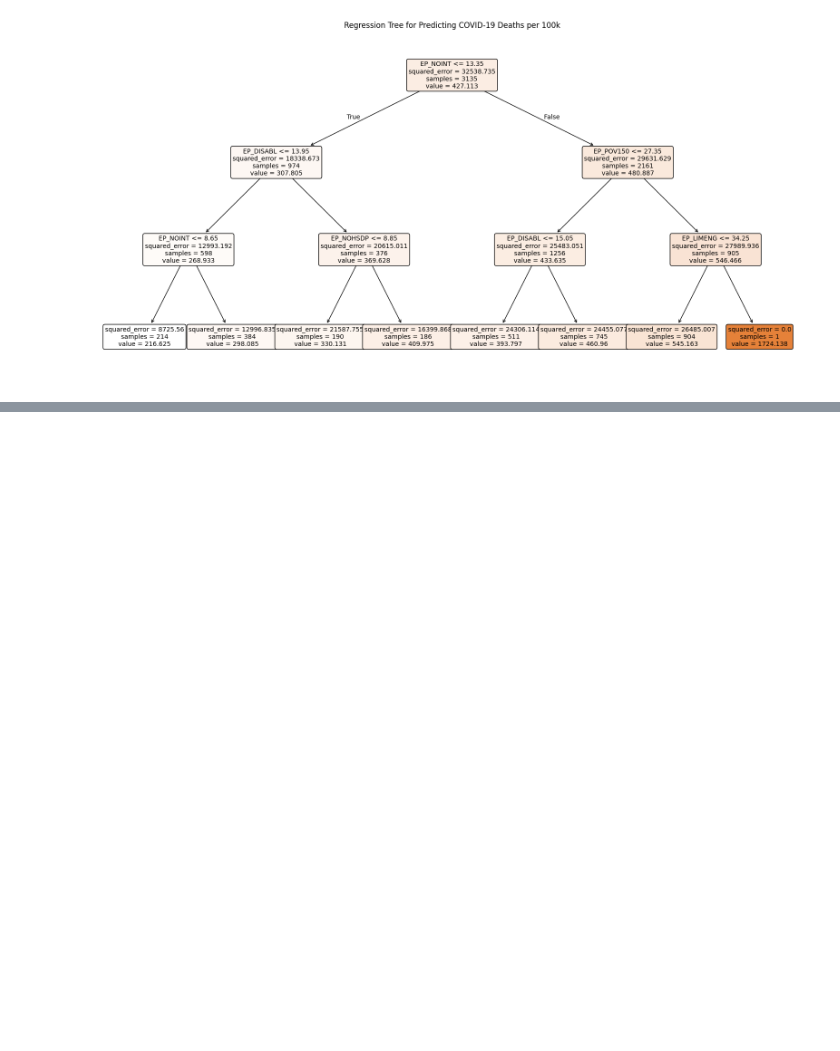
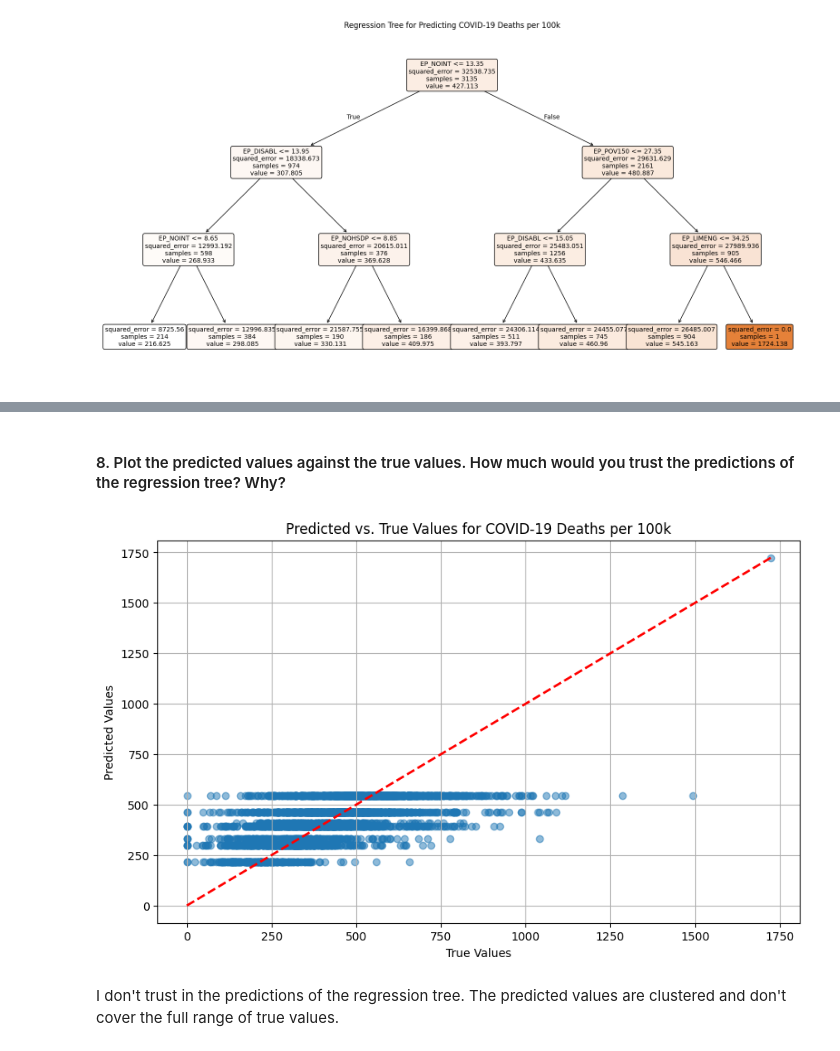
Before and after one commit to aroacs100/PRGS-Intro-to-ML-2024, a Jupyter notebook: Homework/HW_04.ipynb, the cells around one changed output, grey strips where cells are left out. Cells and saved outputs as stored; diff of their text form; code cells hidden in the pictures; blank space fills up the shorter version.

```diff
--- a/Homework/HW_04.ipynb
+++ b/Homework/HW_04.ipynb
@@ -157,0 +160,17 @@ plt.show()
+# %% [markdown]
+#### 8. Plot the predicted values against the true values. How much would you trust the predictions of the regression tree? Why?
+# %%
+deaths_prediction =reg_tree.predict(predictors)
+# %%
+plt.figure(figsize=(10, 6))
+plt.scatter(outcome, deaths_prediction, alpha=0.5)
+plt.plot([outcome.min(), outcome.max()], [outcome.min(), outcome.max()], 'r--', lw=2)
+plt.xlabel("True Values")
+plt.ylabel("Predicted Values")
+plt.title("Predicted vs. True Values for COVID-19 Deaths per 100k")
+plt.grid(True)
+plt.show()
+# %% [output]
+[figure, added]
+# %% [markdown]
+I don't trust in the predictions of the regression tree. The predicted values are clustered and don't cover the full range of true values.
```
Also changed, not shown: parts of 1 cell of this notebook.
